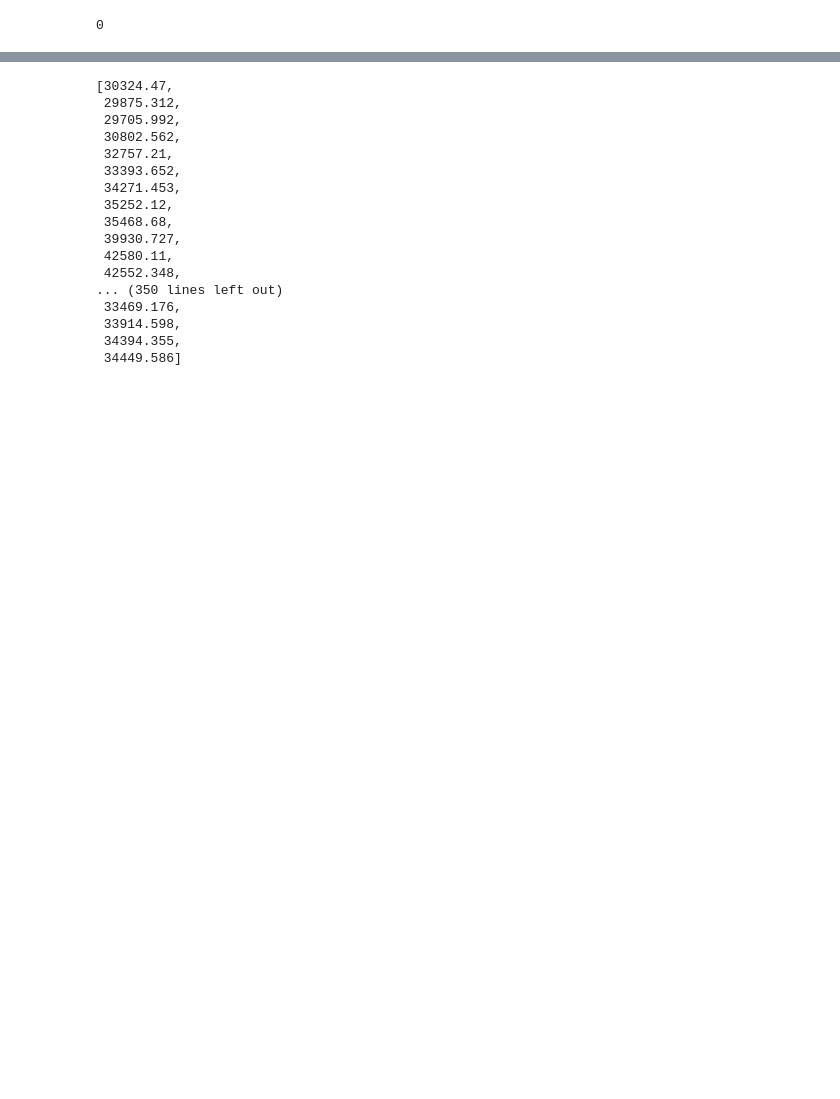
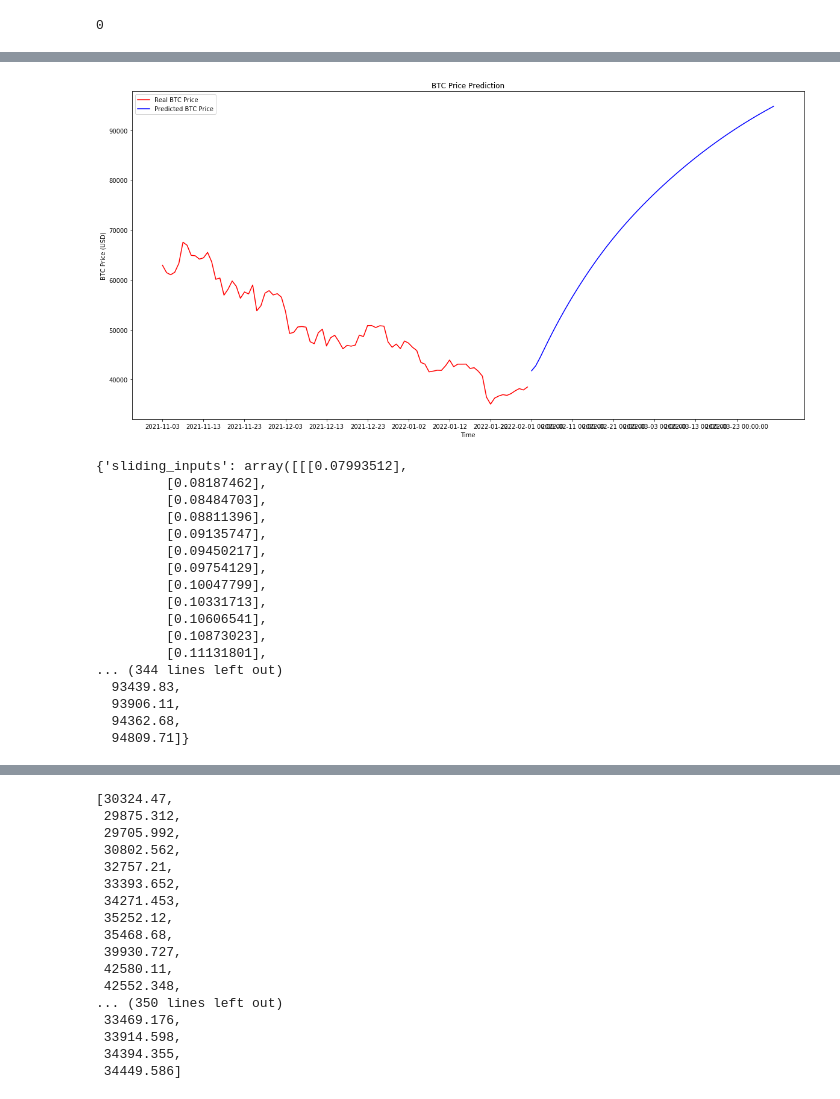
Before and after one commit to Price-Prediction-Model-Org/Price-Prediction-Model-Group, a Jupyter notebook: Model_Integration.ipynb, the cells around one changed output, grey strips where cells are left out. Cells and saved outputs as stored; diff of their text form; code cells hidden in the pictures; blank space fills up the shorter version.

```diff
--- a/Model_Integration.ipynb
+++ b/Model_Integration.ipynb
@@ -289,6 +300,3 @@ def predict_past_year(session, coin, model, scaler):
     session.close()
 
     return past_year_dict
-# %%
-pred_dates = pd.date_range(dates[-1], periods=30+1).tolist()[1:]
-pred_dates
@@ -402,15 +363,3 @@ def predict_X_days(session, coin, model, predict_days, scaler):
     session.close()
 
     return forecast_dict
-# %%
-engine = create_engine(f'postgresql://postgres:{pwd}@localhost:5432/Crypto_db')
-session = Session(engine)
-
-Base=automap_base()
-Base.prepare(engine, reflect=True)
-print(Base.classes.keys())
-
-
-cp = Base.classes.crypto_price
-
-session.close()
@@ -445,3 +366,50 @@ forecast_Xdays_dict
+# %%
+model_loaded = tf.keras.models.load_model('Model_Testing/Crypto_Models/Trained_model_4_daily_BTC_4L_50N_0p1D_50epo_trainUpTo2021.h5', compile = False)
+
+scaler = pickle.load(open('scaler.pkl', 'rb'))
+
+forecast_Xdays_dict = predict_X_days(session, 'BTC', model_loaded, 60, scaler)
+
+fig, ax = plt.subplots(1,1, figsize=(20,10))
+
+
+real_price_dates_strings = [str(x) for x in forecast_Xdays_dict['real_price_dates']]
+pred_dates_strings = [str(x) for x in forecast_Xdays_dict['pred_dates']]
+# Visualising the results
+
+# ax.xaxis.set_major_formatter(mdates)
+ax.plot(real_price_dates_strings,forecast_Xdays_dict['real_prices'], color = 'red', label = 'Real BTC Price')
+ax.plot(pred_dates_strings,forecast_Xdays_dict['predictions'], color = 'blue', label = 'Predicted BTC Price')
+
+ax.set_xticks(np.arange(0,(len(real_price_dates_strings)+(len(pred_dates_strings))),10))
+ax.set_title('BTC Price Prediction')
+ax.set_xlabel('Time')
+ax.set_ylabel('BTC Price (USD)')
+
+
+plt.legend()
+plt.show()
+
+forecast_Xdays_dict
+# %% [output]
+[figure, added]
+{'sliding_inputs': array([[[0.07993512],
+         [0.08187462],
+         [0.08484703],
+         [0.08811396],
+         [0.09135747],
+         [0.09450217],
+         [0.09754129],
+         [0.10047799],
+         [0.10331713],
+         [0.10606541],
+         [0.10873023],
+         [0.11131801],
+... (344 lines left out)
+  93439.83,
+  93906.11,
+  94362.68,
+  94809.71]}
 # %%
 import pickle
 
```
Also changed, not shown: parts of 9 cells of this notebook, 15 other files.
